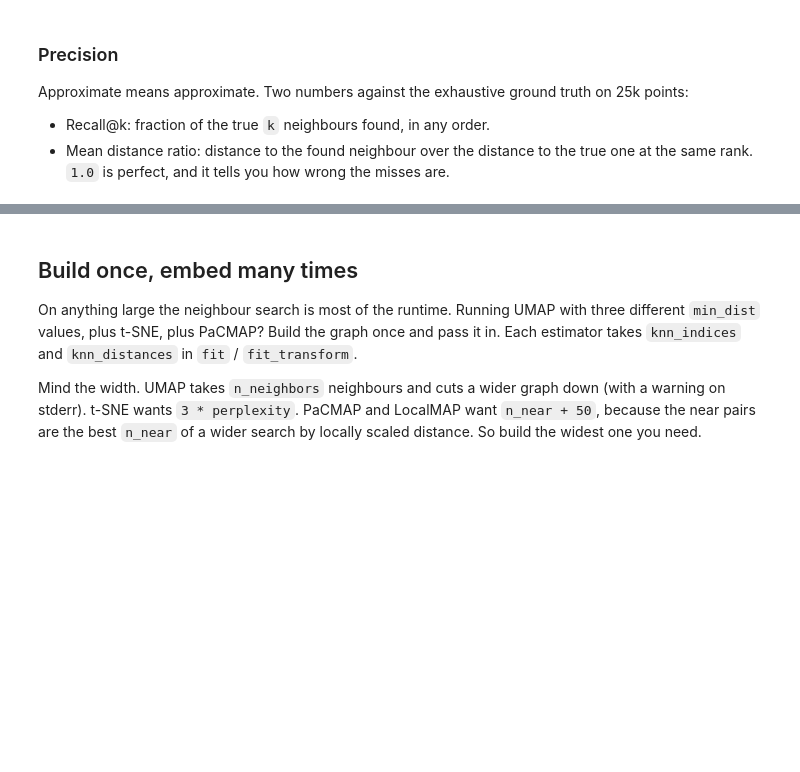
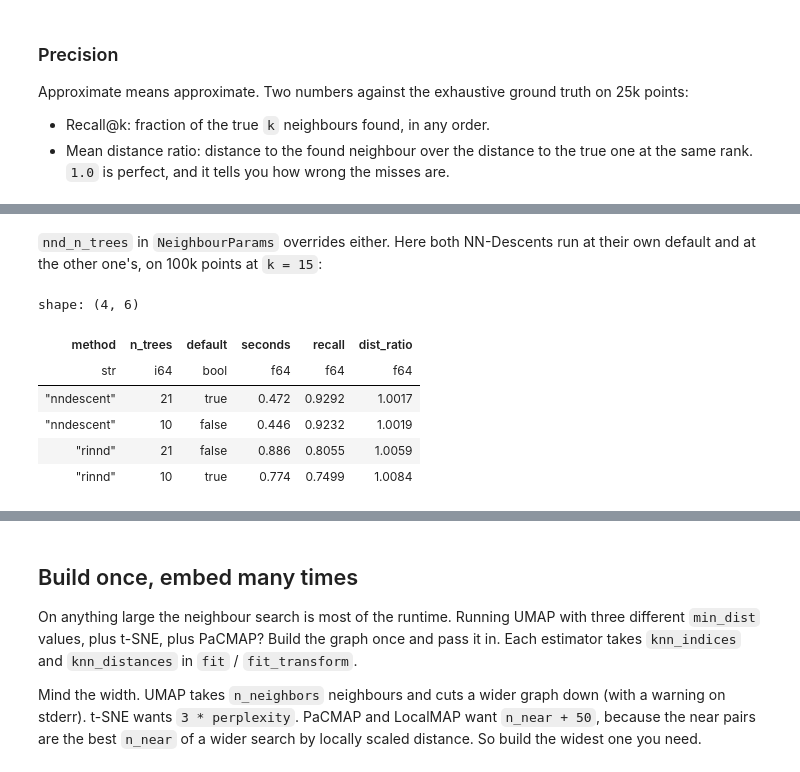
Before and after one commit to GregorLueg/manifolds-rs, a Jupyter notebook: python/docs/vignettes/knn_searches.ipynb, the cells around one changed output, grey strips where cells are left out. Cells and saved outputs as stored; diff of their text form; code cells hidden in the pictures; blank space fills up the shorter version.

```diff
--- a/python/docs/vignettes/knn_searches.ipynb
+++ b/python/docs/vignettes/knn_searches.ipynb
@@ -184,0 +220,44 @@ comparison of the methods, see the
+# %% [markdown]
+`nnd_n_trees` in `NeighbourParams` overrides either. Here both NN-Descents run
+at their own default and at the other one's, on 100k points at `k = 15`:
+# %%
+X_100k, _ = mf.datasets.clustered(100_000)
+truth_100k, truth_dist_100k = mf.knn_graph(X_100k, k=15, ann="kmknn")
+
+# The two defaults at n = 100k, as in the table above.
+n = X_100k.shape[0]
+DEFAULT_TREES = {
+    "nndescent": min(64, 5 + round(n**0.5 / 20)),
+    "rinnd": max(3, min(12, round(2 * np.log10(n)))),
+}
+
+
+def seeded(ann: str, n_trees: int) -> dict[str, float | str | bool]:
+    """Wall time, recall and mean distance ratio of one NN-Descent."""
+    params = mf.NeighbourParams(nnd_n_trees=n_trees)
+    start = time.perf_counter()
+    idx, dist = mf.knn_graph(X_100k, k=15, ann=ann, nn_params=params)
+    elapsed = time.perf_counter() - start
+    hits = sum(len(set(a) & set(b)) for a, b in zip(idx, truth_100k, strict=True))
+    return {
+        "method": ann,
+        "n_trees": n_trees,
+        "default": n_trees == DEFAULT_TREES[ann],
+        "seconds": elapsed,
+        "recall": hits / truth_100k.size,
+        "dist_ratio": float(np.mean(dist / truth_dist_100k)),
+    }
+
+
+methods = ["nndescent", "rinnd"] if mf.rinnd_available() else ["nndescent"]
+pl.DataFrame(
+    [seeded(ann, t) for ann in methods for t in DEFAULT_TREES.values()]
+).with_columns(pl.col("seconds").round(3), pl.col("recall", "dist_ratio").round(4))
+# %% [output]
+shape: (4, 6)
+| method | n_trees | default | seconds | recall | dist_ratio |
+| str | i64 | bool | f64 | f64 | f64 |
+| "nndescent" | 21 | true | 0.472 | 0.9292 | 1.0017 |
+| "nndescent" | 10 | false | 0.446 | 0.9232 | 1.0019 |
+| "rinnd" | 21 | false | 0.886 | 0.8055 | 1.0059 |
+| "rinnd" | 10 | true | 0.774 | 0.7499 | 1.0084 |
```
Also changed, not shown: parts of 10 cells of this notebook, 5 other files.
